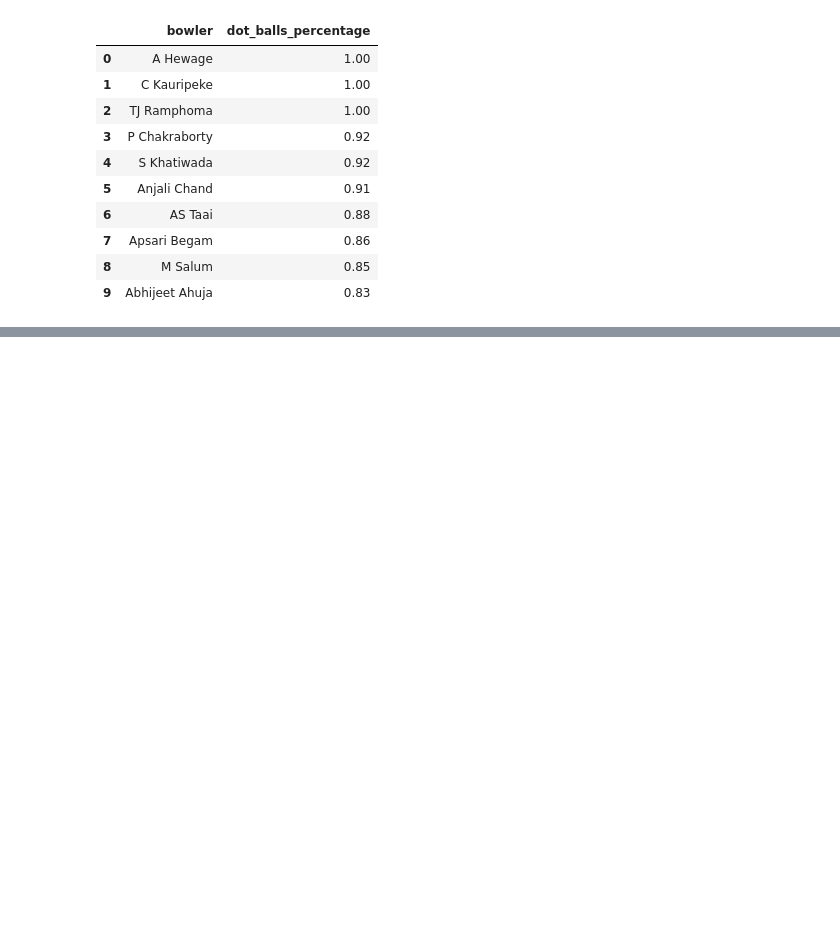
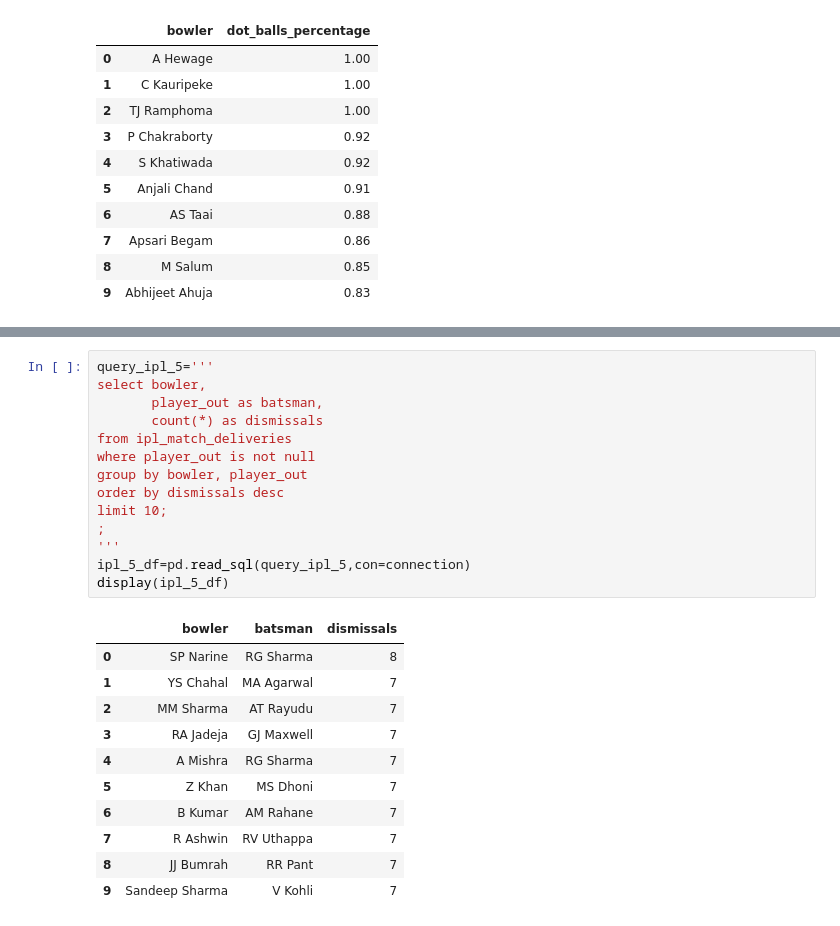
Before and after one commit to tamizhvv/guvi_projects, a Jupyter notebook: cricsheet_project/Queries.ipynb, the cells around one changed output, grey strips where cells are left out. Drawn from its saved outputs; the diff is of its cells as text; blank space fills up the shorter version.

```diff
--- a/cricsheet_project/Queries.ipynb
+++ b/cricsheet_project/Queries.ipynb
@@ -525,0 +746,26 @@ display(t20_5_df.head(10))
+# %%
+query_ipl_5='''
+select bowler,
+       player_out as batsman,
+       count(*) as dismissals
+from ipl_match_deliveries
+where player_out is not null
+group by bowler, player_out
+order by dismissals desc
+limit 10;
+;
+'''
+ipl_5_df=pd.read_sql(query_ipl_5,con=connection)
+display(ipl_5_df)
+# %% [output]
+|  | bowler | batsman | dismissals |
+| 0 | SP Narine | RG Sharma | 8 |
+| 1 | YS Chahal | MA Agarwal | 7 |
+| 2 | MM Sharma | AT Rayudu | 7 |
+| 3 | RA Jadeja | GJ Maxwell | 7 |
+| 4 | A Mishra | RG Sharma | 7 |
+| 5 | Z Khan | MS Dhoni | 7 |
+| 6 | B Kumar | AM Rahane | 7 |
+| 7 | R Ashwin | RV Uthappa | 7 |
+| 8 | JJ Bumrah | RR Pant | 7 |
+| 9 | Sandeep Sharma | V Kohli | 7 |
```
Also changed, not shown: parts of 9 cells of this notebook.
